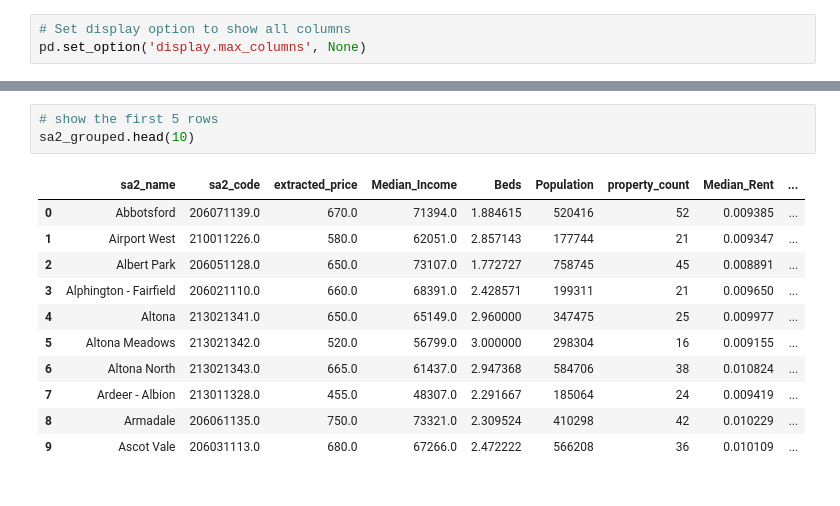
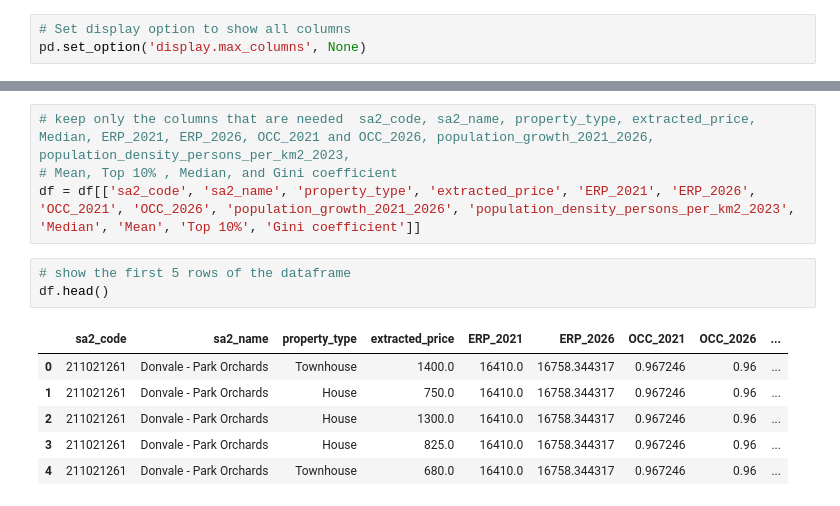
Before and after one commit to MAST30034-AppliedDataScience/project-2-group-real-estate-industry-project-3, a Jupyter notebook: notebooks/affordability.ipynb, the cells around one changed output, grey strips where cells are left out. Drawn from its saved outputs; the diff is of its cells as text.

```diff
--- a/notebooks/affordability.ipynb
+++ b/notebooks/affordability.ipynb
@@ -55,15 +43,14 @@ sa2_grouped['availability'] = sa2_grouped['property_count'] / sa2_grouped['Popul
+# %%
+# keep only the columns that are needed  sa2_code, sa2_name, property_type, extracted_price, Median, ERP_2021, ERP_2026, OCC_2021 and OCC_2026, population_growth_2021_2026, population_density_persons_per_km2_2023,
+# Mean, Top 10%	, Median, and Gini coefficient
+df = df[['sa2_code', 'sa2_name', 'property_type', 'extracted_price', 'ERP_2021', 'ERP_2026', 'OCC_2021', 'OCC_2026', 'population_growth_2021_2026', 'population_density_persons_per_km2_2023', 'Median', 'Mean', 'Top 10%', 'Gini coefficient']]
 # %%
-# show the first 5 rows
-sa2_grouped.head(10)
+# show the first 5 rows of the dataframe
+df.head()
 # %% [output]
-|  | sa2_name | sa2_code | extracted_price | Median_Income | Beds | Population | property_count | Median_Rent | ... |
-| 0 | Abbotsford | 206071139.0 | 670.0 | 71394.0 | 1.884615 | 520416 | 52 | 0.009385 | ... |
-| 1 | Airport West | 210011226.0 | 580.0 | 62051.0 | 2.857143 | 177744 | 21 | 0.009347 | ... |
-| 2 | Albert Park | 206051128.0 | 650.0 | 73107.0 | 1.772727 | 758745 | 45 | 0.008891 | ... |
-| 3 | Alphington - Fairfield | 206021110.0 | 660.0 | 68391.0 | 2.428571 | 199311 | 21 | 0.009650 | ... |
-| 4 | Altona | 213021341.0 | 650.0 | 65149.0 | 2.960000 | 347475 | 25 | 0.009977 | ... |
-| 5 | Altona Meadows | 213021342.0 | 520.0 | 56799.0 | 3.000000 | 298304 | 16 | 0.009155 | ... |
-| 6 | Altona North | 213021343.0 | 665.0 | 61437.0 | 2.947368 | 584706 | 38 | 0.010824 | ... |
-| 7 | Ardeer - Albion | 213011328.0 | 455.0 | 48307.0 | 2.291667 | 185064 | 24 | 0.009419 | ... |
-| 8 | Armadale | 206061135.0 | 750.0 | 73321.0 | 2.309524 | 410298 | 42 | 0.010229 | ... |
-| 9 | Ascot Vale | 206031113.0 | 680.0 | 67266.0 | 2.472222 | 566208 | 36 | 0.010109 | ... |
+|  | sa2_code | sa2_name | property_type | extracted_price | ERP_2021 | ERP_2026 | OCC_2021 | OCC_2026 | ... |
+| 0 | 211021261 | Donvale - Park Orchards | Townhouse | 1400.0 | 16410.0 | 16758.344317 | 0.967246 | 0.96 | ... |
+| 1 | 211021261 | Donvale - Park Orchards | House | 750.0 | 16410.0 | 16758.344317 | 0.967246 | 0.96 | ... |
+| 2 | 211021261 | Donvale - Park Orchards | House | 1300.0 | 16410.0 | 16758.344317 | 0.967246 | 0.96 | ... |
+| 3 | 211021261 | Donvale - Park Orchards | House | 825.0 | 16410.0 | 16758.344317 | 0.967246 | 0.96 | ... |
+| 4 | 211021261 | Donvale - Park Orchards | Townhouse | 680.0 | 16410.0 | 16758.344317 | 0.967246 | 0.96 | ... |
```
Also changed, not shown: parts of 20 cells of this notebook, 1 other file.
